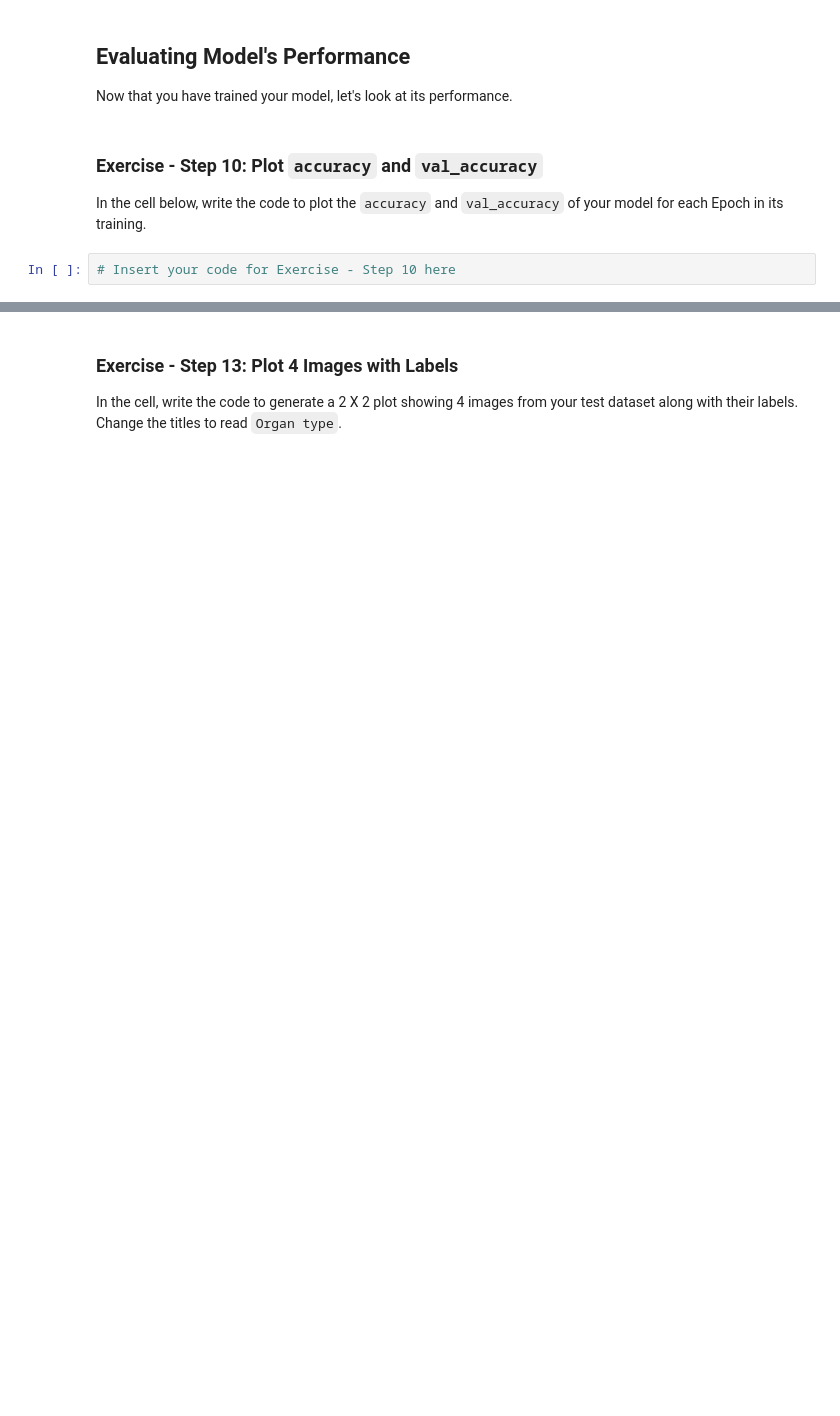
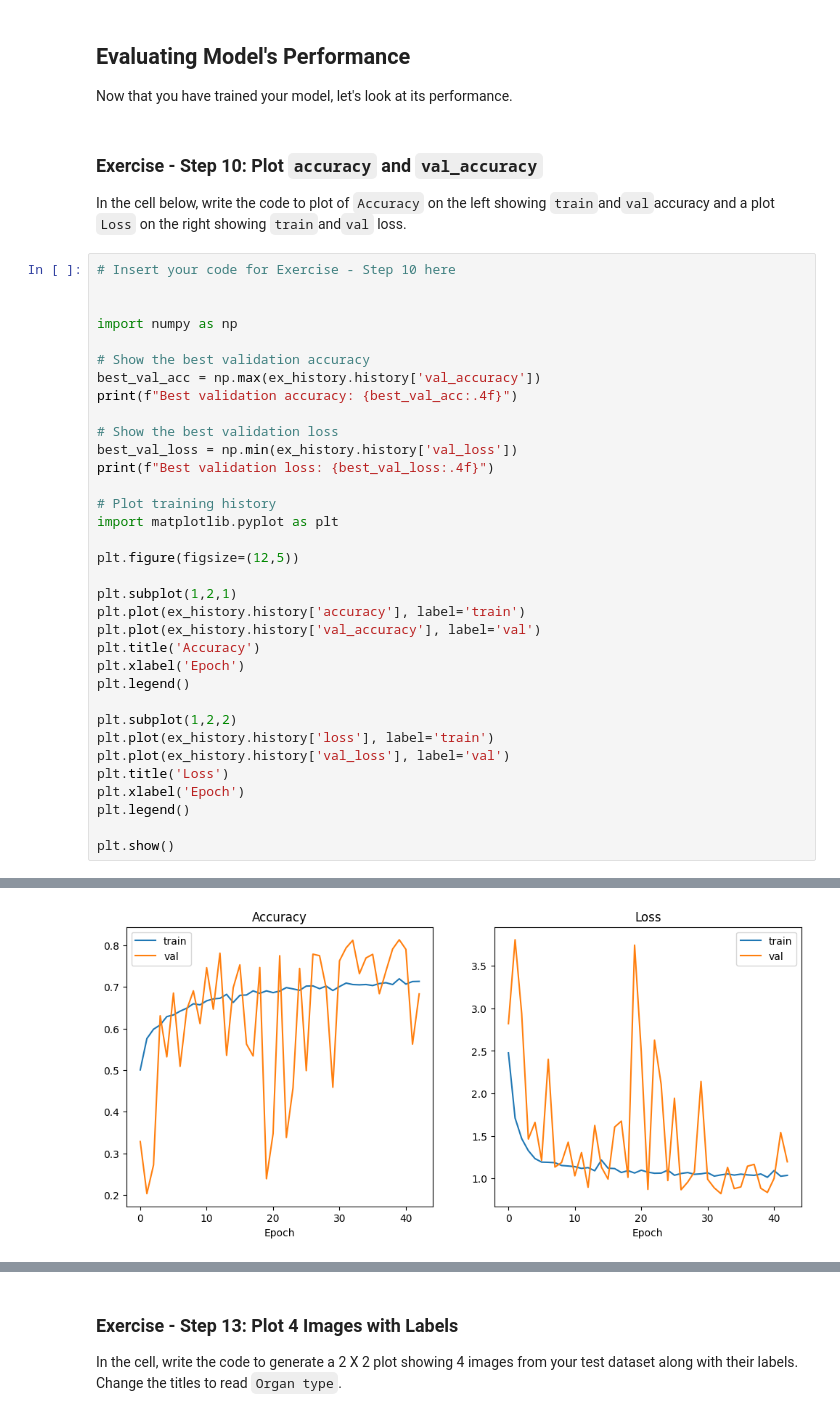
Before and after one commit to DavidSenseman/BIO1173, a Jupyter notebook: Class_03_1.ipynb, the cells around one changed output, grey strips where cells are left out. Cells and saved outputs as stored; diff of their text form; blank space fills up the shorter version.

```diff
--- a/Class_03_1.ipynb
+++ b/Class_03_1.ipynb
@@ -1188,6 +1420,39 @@ Now that you have trained your model, let's look at its performance.
 # %% [markdown]
 ### **Exercise - Step 10: Plot `accuracy` and `val_accuracy`**
 
-In the cell below, write the code to plot the `accuracy` and  `val_accuracy` of your model for each Epoch in its training.
+In the cell below, write the code to plot of `Accuracy` on the left showing `train`and`val`accuracy and a plot `Loss` on the right showing `train`and`val` loss.
-# %%
-# Insert your code for Exercise - Step 10 here
+# %%
+# Insert your code for Exercise - Step 10 here
+
+
+import numpy as np
+
+# Show the best validation accuracy
+best_val_acc = np.max(ex_history.history['val_accuracy'])
+print(f"Best validation accuracy: {best_val_acc:.4f}")
+
+# Show the best validation loss
+best_val_loss = np.min(ex_history.history['val_loss'])
+print(f"Best validation loss: {best_val_loss:.4f}")
+
+# Plot training history
+import matplotlib.pyplot as plt
+
+plt.figure(figsize=(12,5))
+
+plt.subplot(1,2,1)
+plt.plot(ex_history.history['accuracy'], label='train')
+plt.plot(ex_history.history['val_accuracy'], label='val')
+plt.title('Accuracy')
+plt.xlabel('Epoch')
+plt.legend()
+
+plt.subplot(1,2,2)
+plt.plot(ex_history.history['loss'], label='train')
+plt.plot(ex_history.history['val_loss'], label='val')
+plt.title('Loss')
+plt.xlabel('Epoch')
+plt.legend()
+
+plt.show()
+# %% [output]
@@ -1194 +1461,2 @@ In the cell below, write the code to plot the `accuracy` and  `val_accuracy` of
+[figure, added]
 # %% [markdown]
```
Also changed, not shown: parts of 59 cells of this notebook.
